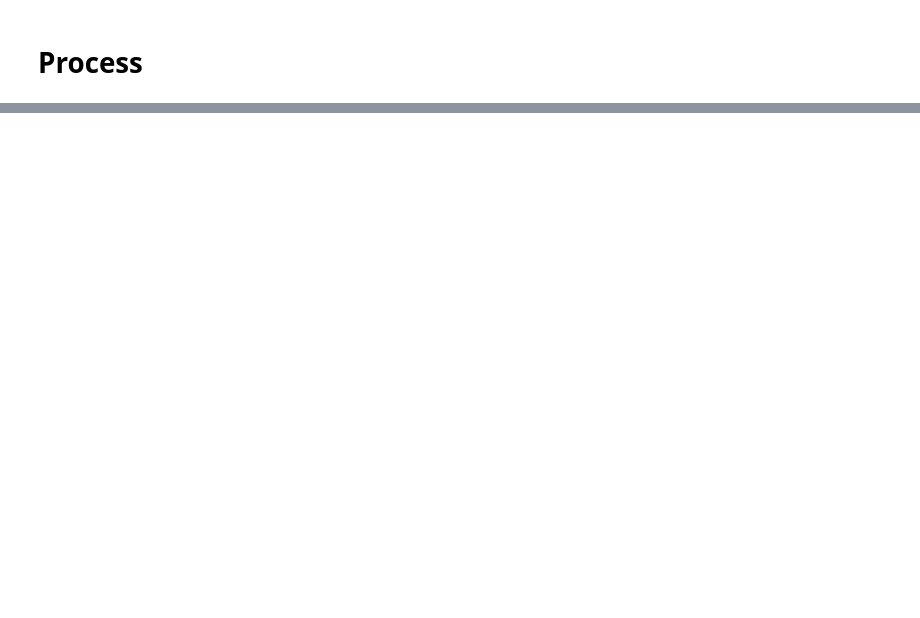
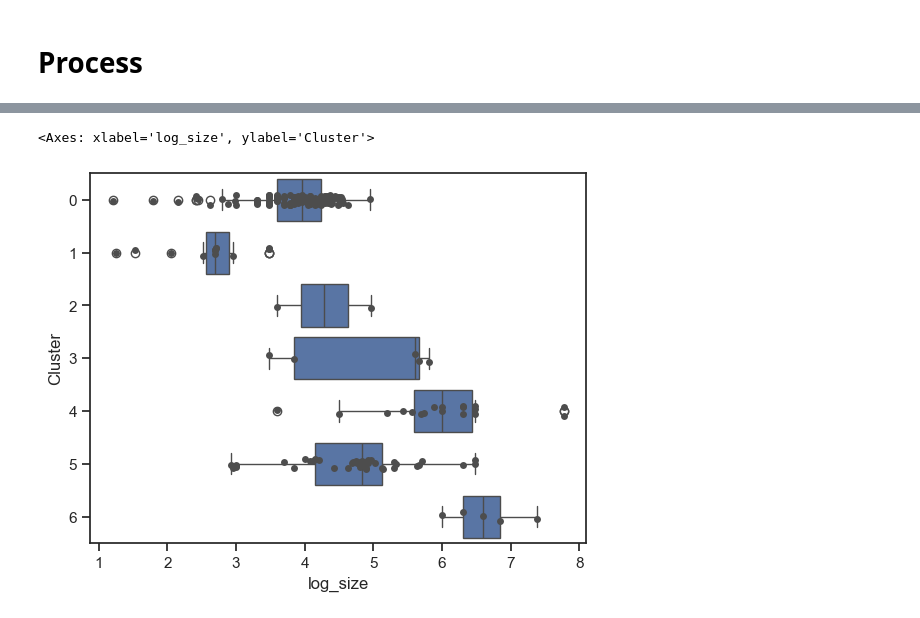
Before and after one commit to murillo-group/miniature_graphs, a Jupyter notebook: research/dbs/explore_dbs.ipynb, the cells around one changed output, grey strips where cells are left out. Cells and saved outputs as stored; diff of their text form; code cells hidden in the pictures; blank space fills up the shorter version.

```diff
--- a/research/dbs/explore_dbs.ipynb
+++ b/research/dbs/explore_dbs.ipynb
@@ -137,0 +133,6 @@ df[df['assortativity_coeff']>1]
+# %%
+sns.boxplot(df_processed,x='log_size',y='Cluster')
+sns.stripplot(df_processed,x='log_size',y='Cluster',color='.3')
+# %% [output]
+<Axes: xlabel='log_size', ylabel='Cluster'>
+[figure, added]
```
Also changed, not shown: parts of 19 cells of this notebook.
